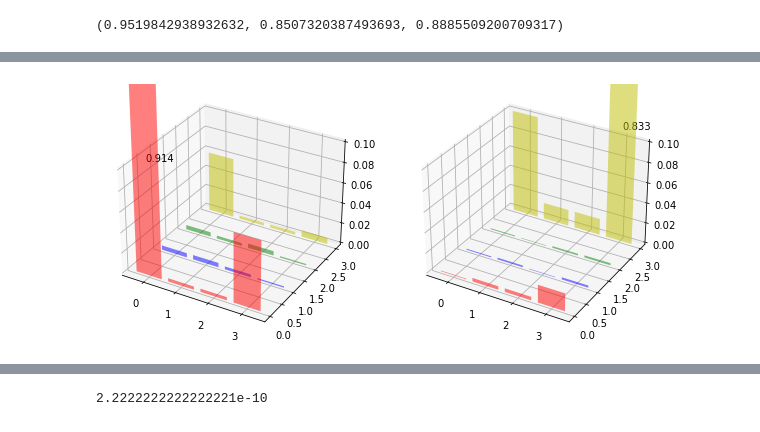
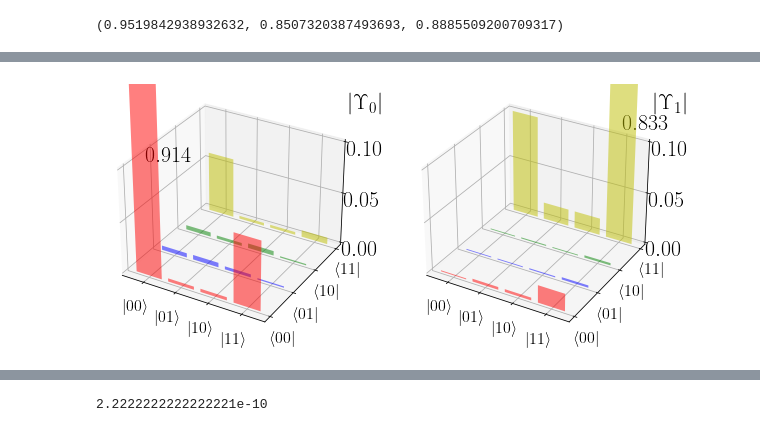
Before and after one commit to LucianoPereiraValenzuela/Parallel_QND_measurement_tomography, a Jupyter notebook: codes/Measurement_and_reset/measurement_and_reset.ipynb, the cells around one changed output, grey strips where cells are left out. Cells and saved outputs as stored; diff of their text form; code cells hidden in the pictures.

Commit message:
new figures

```diff
--- a/codes/Measurement_and_reset/measurement_and_reset.ipynb
+++ b/codes/Measurement_and_reset/measurement_and_reset.ipynb
@@ -107,3 +148,5 @@ results = job.result()
+# %%
+results = dict2results( data )
 # %%
 gate_set = gst.fit(results)
 # %%
@@ -144,4 +206,20 @@ Quantities( povm1, chois1 )
 # %%
-chois2 = mpt2.fit( results, gate_set=[states,measurements] )
-povm2  = np.array([ qt.PartialTrace( qt.Process2Choi(choi), [2,2], 0 ).flatten() for choi in chois2 ]).T
-Quantities( povm2, chois2 )
+def func():
+    chois2 = mpt2.fit( results, gate_set=[states,measurements], resampling = 2**13 )
+    povm2  = np.array([ qt.PartialTrace( qt.Process2Choi(choi), [2,2], 0).flatten() for choi in chois2 ]).T
+    q2     = Quantities( povm2, chois2 )
+
+    return chois2, povm2, q2
+
+data2 = Parallel( n_jobs=16 )( delayed(func)() for _ in range(1000)   )
+
+chois2_loop = [ temp[0] for temp in data2 ]
+povm2_loop  = [ temp[1] for temp in data2 ]
+q2_loop     = [ temp[2] for temp in data2 ]
+
+chois2     = np.mean( chois2_loop, axis=0 )
+chois2_std = np.std( chois2_loop , axis=0 )
+povm2      = np.mean( povm2_loop, axis=0 )
+povm2_std  = np.std( povm2_loop , axis=0 )
+q2         = np.mean( q2_loop, axis=0 )
+q2_std     = np.std( q2_loop, axis=0 )
@@ -154,11 +247,14 @@ Labels = [ r'$|\Upsilon_0|$', r'$|\Upsilon_1|$'  ]
 j = 0
 for ax in axes:
     ax.set_xticks( [0,1,2,3] )
-    ax.set_xticklabels( [r'$|00\rangle$', r'$|01\rangle$', r'$|10\rangle$',r'$|11\rangle$'], size=16 )
+    ax.set_xticklabels( [r'$|00\rangle$', r'$|01\rangle$', r'$|10\rangle$',r'$|11\rangle$'] )
     ax.set_yticks( [0,1,2,3] )
-    ax.set_yticklabels( [r'$\langle 00|$', r'$\langle 01|$', r'$\langle 10|$', r'$\langle 11|$'], size=16 )
-    ax.text( 3.3, 4, 0.1*1.15, Labels[j], size = 21 )
+    ax.set_yticklabels( [r'$\langle 00|$', r'$\langle 01|$', r'$\langle 10|$', r'$\langle 11|$'] )
+    ax.text( 0.5, 4, 0.1, Labels[j], size = 22 )
+
+    ax.tick_params(axis='x', rotation=45)
+    ax.tick_params(axis='y', rotation=-45)
+    ax.tick_params(axis='z', rotation=-15, pad=10)
     j += 1
-plt.savefig('choi_mar_1.pdf', bbox_inches='tight' )
-plt.savefig('choi_mar_1.png', bbox_inches='tight' )
+plt.savefig('choi_mar_1.svg', bbox_inches='tight' )
 # %% [output]
@@ -166,19 +262,18 @@ NameError: name 'Plot_Chois' is not defined
 # %%
-axes = Plot_Chois(chois2 )
+axes = Plot_Chois( chois2 )
 
 Labels = [ r'$|\Upsilon_0|$', r'$|\Upsilon_1|$'  ]
 j = 0
 for ax in axes:
     ax.set_xticks( [0,1,2,3] )
     ax.set_xticklabels( [r'$|00\rangle$', r'$|01\rangle$', r'$|10\rangle$',r'$|11\rangle$'], size=16 )
     ax.set_yticks( [0,1,2,3] )
     ax.set_yticklabels( [r'$\langle 00|$', r'$\langle 01|$', r'$\langle 10|$', r'$\langle 11|$'], size=16 )
-    ax.text( 3.3, 4, 0.1*1.15, Labels[j], size = 21 )
+    ax.text( 3.3, 4, 0.1*1.15, Labels[j], size = 22 )
     j += 1
-plt.savefig('choi_mar_2.pdf', bbox_inches='tight' )
-plt.savefig('choi_mar_2.png', bbox_inches='tight' )
+plt.savefig('choi_mar_2.svg', bbox_inches='tight' )
 # %% [output]
-[figure, old version]
+[figure, new version]
 # %%
 from qiskit.compiler import schedule
 # %%
```
Also changed, not shown: parts of 19 cells of this notebook, 24 other files.
